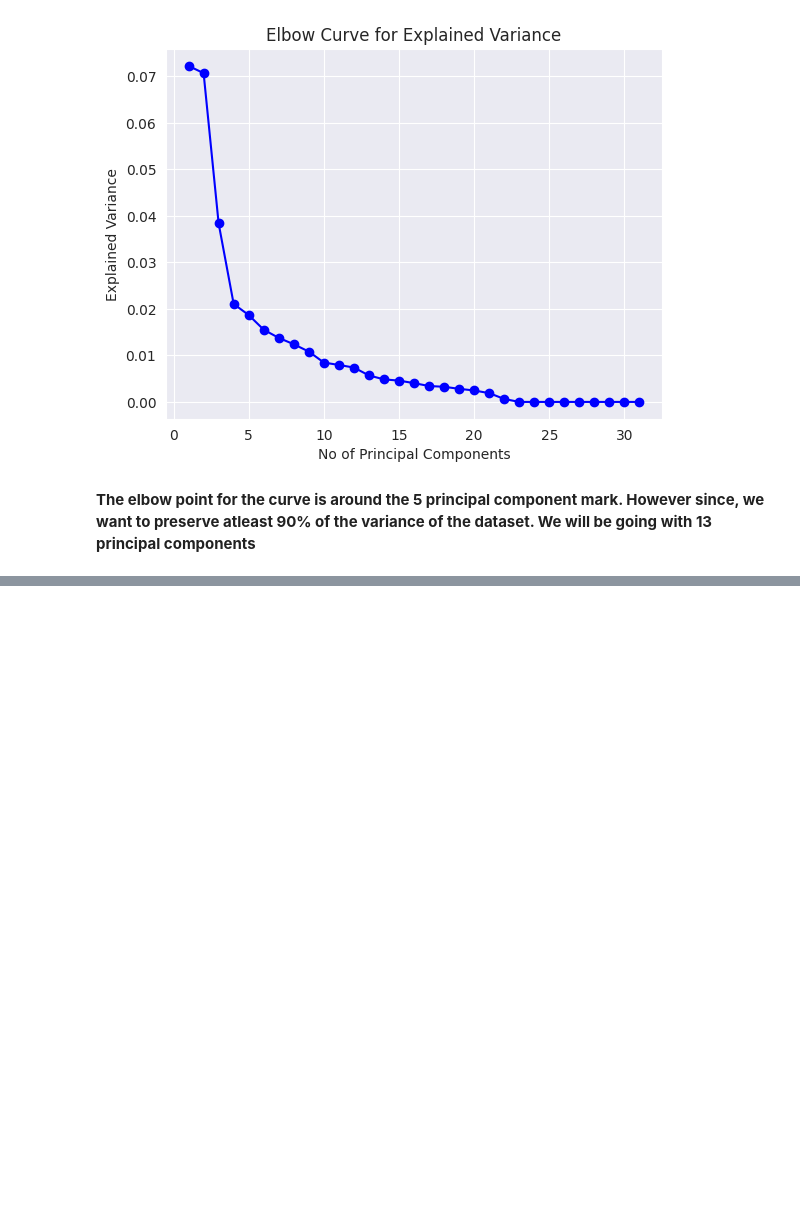
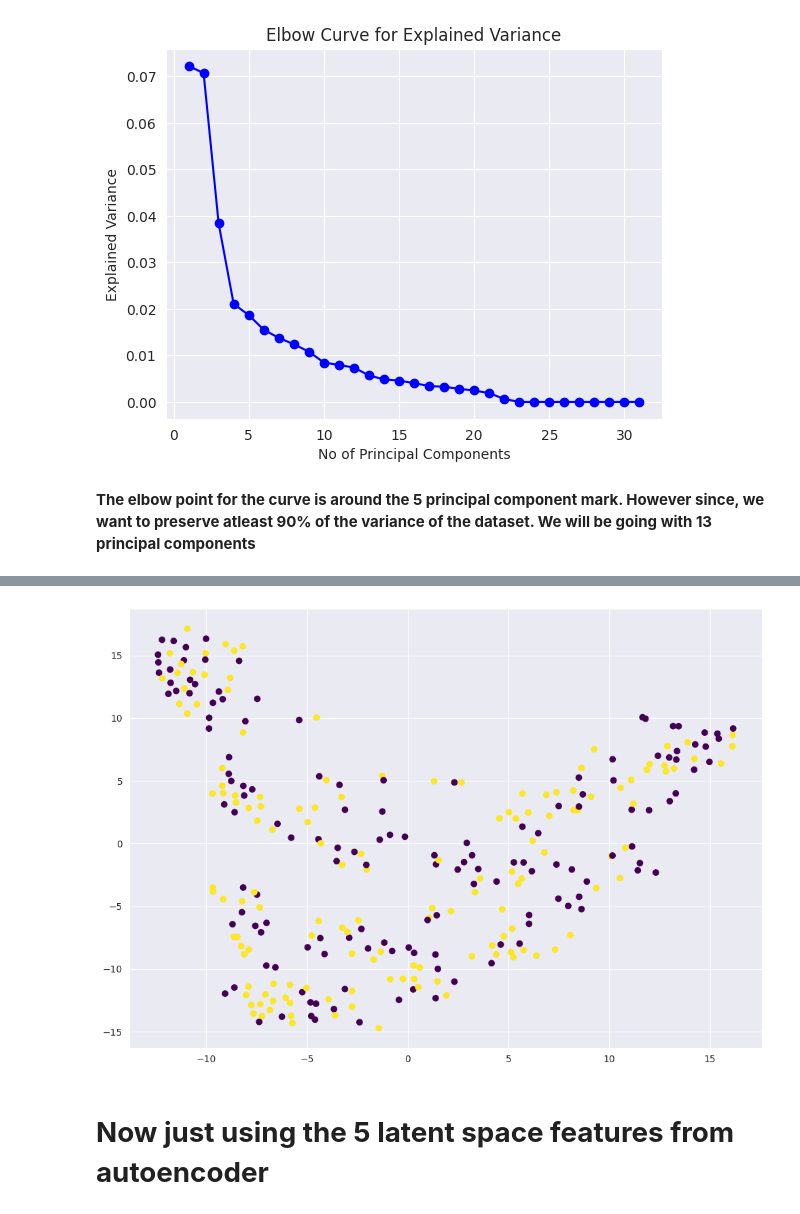
Before and after one commit to SantoshVenkatraman0212/dl-on-multiomics, a Jupyter notebook: Dimensionality_Reduction.ipynb, the cells around one changed output, grey strips where cells are left out. Drawn from its saved outputs; the diff is of its cells as text; code cells hidden in the pictures; blank space fills up the shorter version.

```diff
--- a/Dimensionality_Reduction.ipynb
+++ b/Dimensionality_Reduction.ipynb
@@ -92,0 +182,7 @@ Text(0, 0.5, 'Explained Variance')
+# %%
+from tensorflow.keras.callbacks import ReduceLROnPlateau, EarlyStopping
+lrs = ReduceLROnPlateau(monitor = 'val_loss', factor = 0.05, patience = 10, min_lr = 1e-4)
+es = EarlyStopping(monitor = 'val_loss', patience = 10)
+# %%
+#Fitting the model on the pca transformed dataset
+history_1 = auto_encoder_model.fit(X_pca, X_pca, validation_split = 0.2, callbacks = [lrs, es], epochs = 1000)
@@ -92,0 +207,2 @@ Text(0, 0.5, 'Explained Variance')
+# %%
+X_latent = auto_encoder_model.predict(X_pca)
@@ -92,0 +249,4 @@ Text(0, 0.5, 'Explained Variance')
+# %%
+from sklearn.manifold import TSNE
+tsne = TSNE(n_components = 2, random_state = 42)
+X_latent_tsne = tsne.fit_transform(X_latent)
@@ -92,0 +268,9 @@ Text(0, 0.5, 'Explained Variance')
+# %%
+#Plotting the 2-D representation
+plt.figure(figsize = (10, 7))
+plt.scatter(X_latent_tsne[:, 0], X_latent_tsne[:, 1], cmap = 'viridis', c = y)
+plt.tight_layout()
+# %% [output]
+[figure, added]
+# %% [markdown]
+# **Now just using the 5 latent space features from autoencoder**
```
Also changed, not shown: parts of 31 cells of this notebook.
